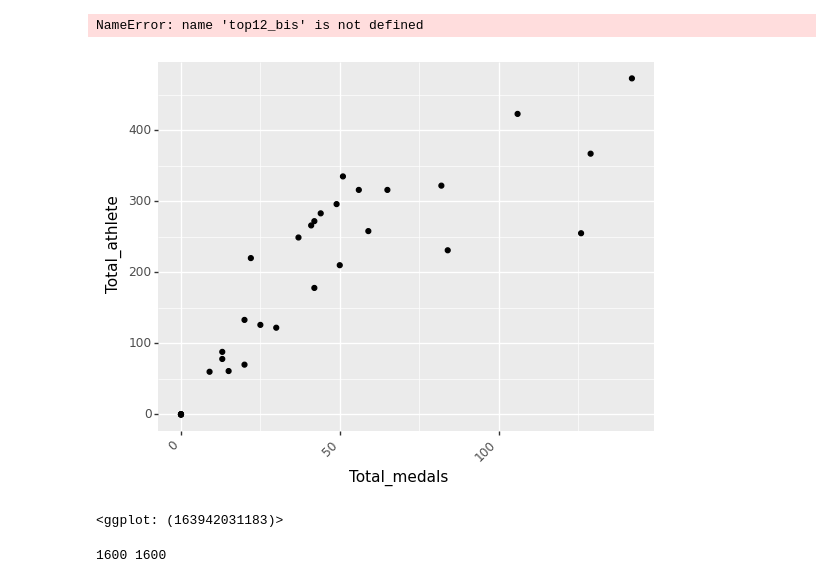
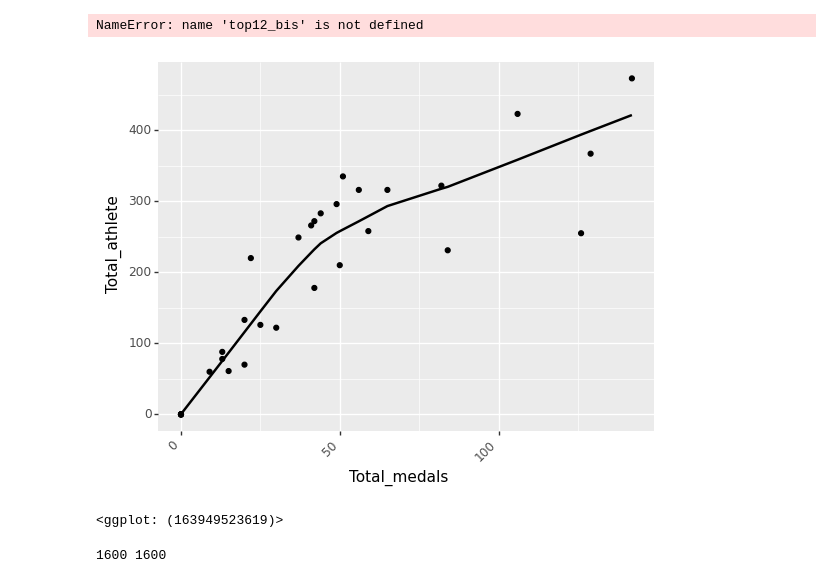
Before and after one commit to brmuloot/Jeux-Olympiques, a Jupyter notebook: Jeux_olympiques.ipynb, the cells around one changed output. Saved outputs shown, nothing was run; the diff lists cells and outputs as text; code cells hidden in the pictures.

```diff
--- a/Jeux_olympiques.ipynb
+++ b/Jeux_olympiques.ipynb
@@ -312,12 +312,13 @@ NameError: name 'top12_bis' is not defined
 # %%
 (
     p9.ggplot(data=data_athlete_medaille, mapping =  p9.aes(x='Total_medals', y='Total_athlete'))
     + p9.geom_point()
     + p9.theme(axis_text_x = p9.element_text(angle=45, hjust=1))
+    + p9.geom_smooth()
 )
 # %% [output]
-[figure, old version]
+[figure, new version]
-<ggplot: (163942031183)>
+<ggplot: (163949523619)>
 # %%
 discipline = list(data.discipline_title.unique())
 year = []
```
Also changed, not shown: parts of 48 cells of this notebook.
